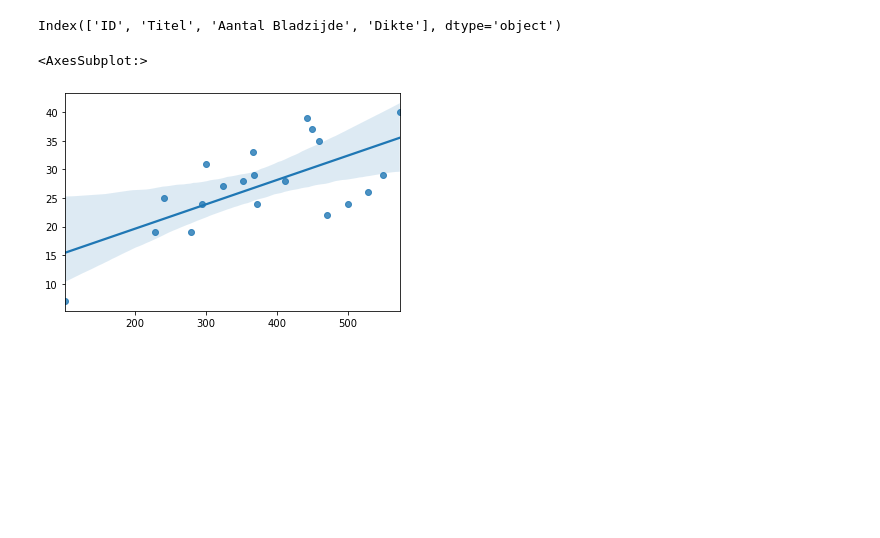
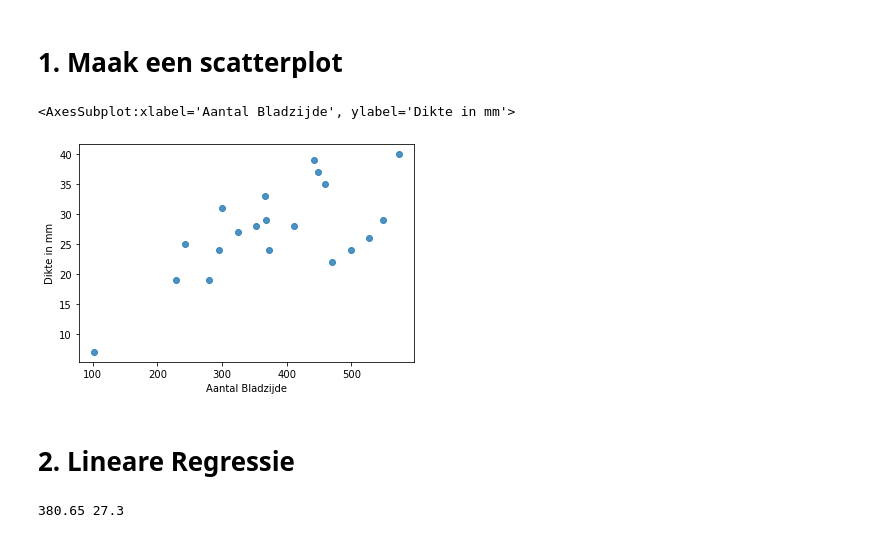
Before and after one commit to CrappyBara/Opdrachten_BigData, a Jupyter notebook: Lineare_Regressie.ipynb, the cells around one changed output. Saved outputs shown, nothing was run; the diff lists cells and outputs as text; code cells hidden in the pictures; blank space fills up the shorter version.

```diff
--- a/Lineare_Regressie.ipynb
+++ b/Lineare_Regressie.ipynb
@@ -27,15 +28,21 @@ df.head(20)
 | 17 | 18 | Reizen zonder John | 573 | 40 |
 | 18 | 19 | De voedselzandloper | 366 | 33 |
 | 19 | 20 | Het einde van de eenzaamheid | 300 | 31 |
+# %% [markdown]
+<h1>1. Maak een scatterplot</h1>
+# %%
+sns.regplot(x=df['Aantal Bladzijde'], y=df['Dikte in mm'], fit_reg=False)
+# %% [output]
+<AxesSubplot:xlabel='Aantal Bladzijde', ylabel='Dikte in mm'>
+[figure, added]
+# %% [markdown]
+<h1>2. Lineare Regressie</h1>
 # %%
-df.columns
+X = df['Aantal Bladzijde']
+y = df['Dikte in mm']
-# %% [output]
-Index(['ID', 'Titel', 'Aantal Bladzijde', 'Dikte'], dtype='object')
 # %%
-x = df['Aantal Bladzijde'].tolist()
-y = df['Dikte'].tolist()
+xmean = np.mean(X)
+ymean = np.mean(y)
+print(xmean, ymean)
+# %% [output]
+380.65 27.3
-# %%
-sns.regplot(x=x, y=y)
-# %% [output]
-<AxesSubplot:>
-[figure, removed]
```
Also changed, not shown: parts of 14 cells of this notebook.
